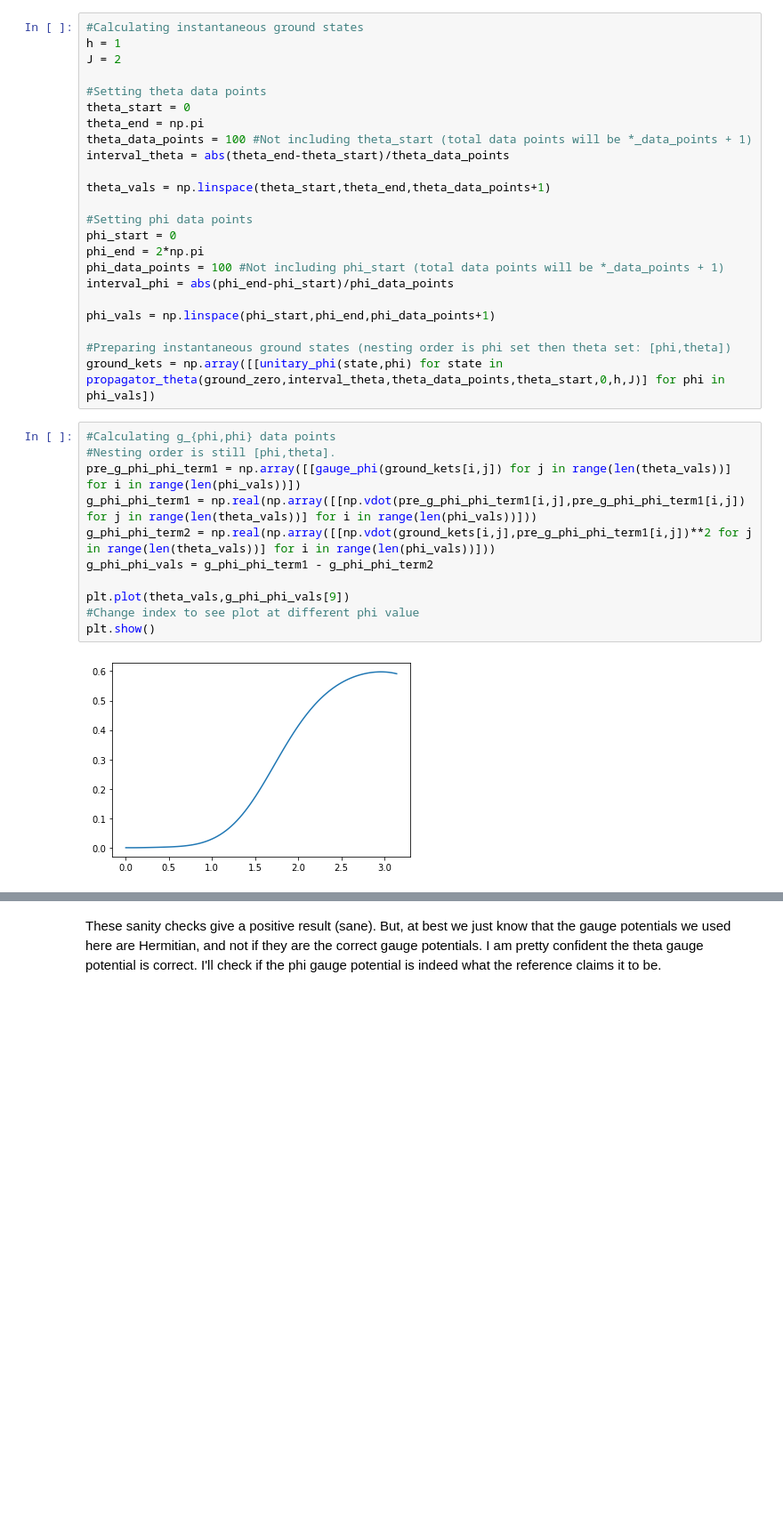
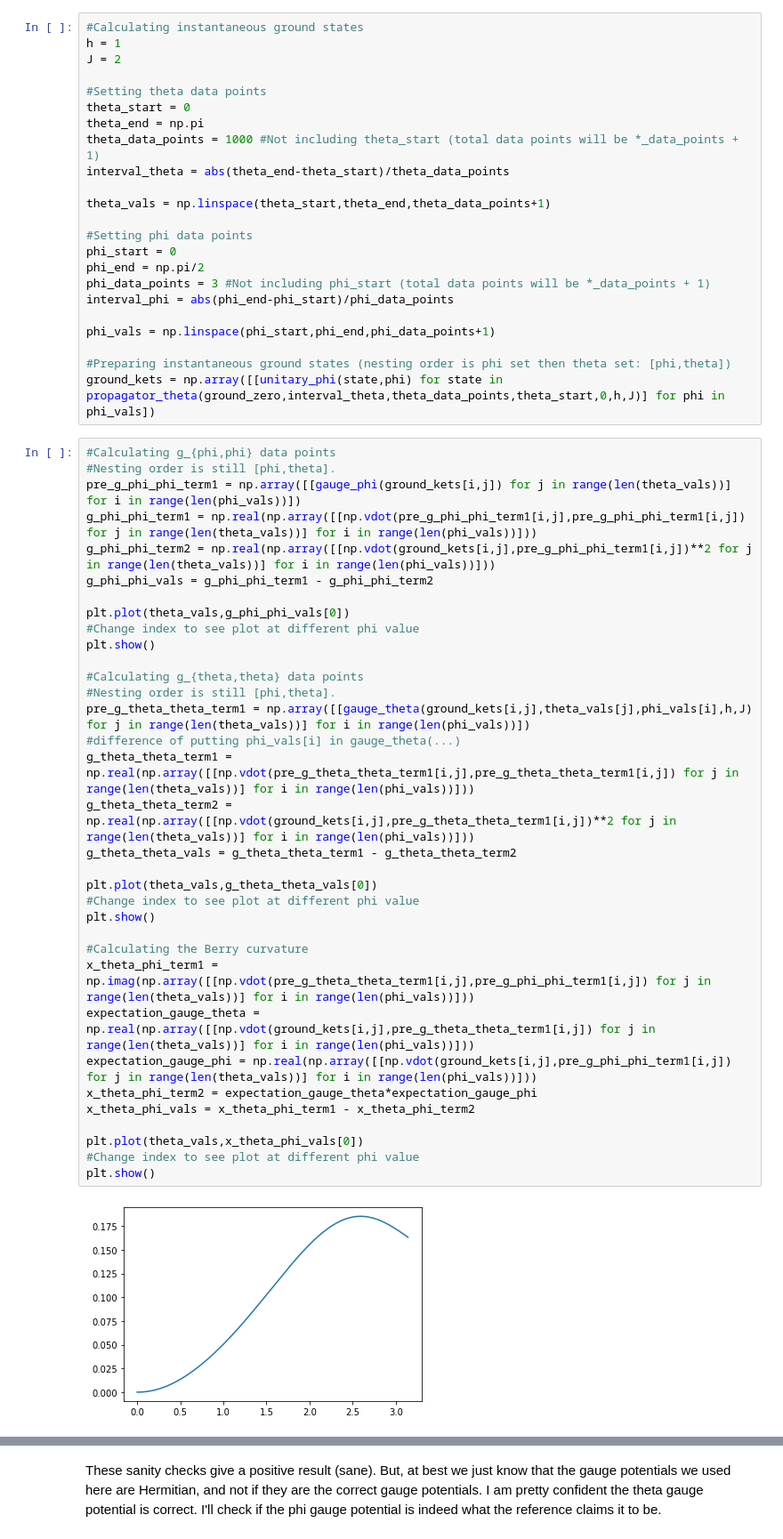
Before and after one commit to krlodeleon/fubinistudy, a Jupyter notebook: Su22_project.ipynb, the cells around one changed output, grey strips where cells are left out. Shown: that part at 89% size. Drawn from its saved outputs; the diff is of its cells as text; blank space fills up the shorter version.

```diff
--- a/Su22_project.ipynb
+++ b/Su22_project.ipynb
@@ -161,15 +173,15 @@ J = 2
 #Setting theta data points
 theta_start = 0
 theta_end = np.pi
-theta_data_points = 100 #Not including theta_start (total data points will be *_data_points + 1)
+theta_data_points = 1000 #Not including theta_start (total data points will be *_data_points + 1)
 interval_theta = abs(theta_end-theta_start)/theta_data_points
 
 theta_vals = np.linspace(theta_start,theta_end,theta_data_points+1)
 
 #Setting phi data points
 phi_start = 0
-phi_end = 2*np.pi
-phi_data_points = 100 #Not including phi_start (total data points will be *_data_points + 1)
+phi_end = np.pi/2
+phi_data_points = 3 #Not including phi_start (total data points will be *_data_points + 1)
 interval_phi = abs(phi_end-phi_start)/phi_data_points
 
 phi_vals = np.linspace(phi_start,phi_end,phi_data_points+1)
@@ -179,13 +191,36 @@ ground_kets = np.array([[unitary_phi(state,phi) for state in propagator_theta(gr
 # %%
 #Calculating g_{phi,phi} data points
 #Nesting order is still [phi,theta].
 pre_g_phi_phi_term1 = np.array([[gauge_phi(ground_kets[i,j]) for j in range(len(theta_vals))] for i in range(len(phi_vals))])
 g_phi_phi_term1 = np.real(np.array([[np.vdot(pre_g_phi_phi_term1[i,j],pre_g_phi_phi_term1[i,j]) for j in range(len(theta_vals))] for i in range(len(phi_vals))]))
 g_phi_phi_term2 = np.real(np.array([[np.vdot(ground_kets[i,j],pre_g_phi_phi_term1[i,j])**2 for j in range(len(theta_vals))] for i in range(len(phi_vals))]))
 g_phi_phi_vals = g_phi_phi_term1 - g_phi_phi_term2
 
-plt.plot(theta_vals,g_phi_phi_vals[9])
+plt.plot(theta_vals,g_phi_phi_vals[0])
 #Change index to see plot at different phi value
 plt.show()
+
+#Calculating g_{theta,theta} data points
+#Nesting order is still [phi,theta].
+pre_g_theta_theta_term1 = np.array([[gauge_theta(ground_kets[i,j],theta_vals[j],phi_vals[i],h,J) for j in range(len(theta_vals))] for i in range(len(phi_vals))])
+#difference of putting phi_vals[i] in gauge_theta(...)
+g_theta_theta_term1 = np.real(np.array([[np.vdot(pre_g_theta_theta_term1[i,j],pre_g_theta_theta_term1[i,j]) for j in range(len(theta_vals))] for i in range(len(phi_vals))]))
+g_theta_theta_term2 = np.real(np.array([[np.vdot(ground_kets[i,j],pre_g_theta_theta_term1[i,j])**2 for j in range(len(theta_vals))] for i in range(len(phi_vals))]))
+g_theta_theta_vals = g_theta_theta_term1 - g_theta_theta_term2
+
+plt.plot(theta_vals,g_theta_theta_vals[0])
+#Change index to see plot at different phi value
+plt.show()
+
+#Calculating the Berry curvature
+x_theta_phi_term1 = np.imag(np.array([[np.vdot(pre_g_theta_theta_term1[i,j],pre_g_phi_phi_term1[i,j]) for j in range(len(theta_vals))] for i in range(len(phi_vals))]))
+expectation_gauge_theta = np.real(np.array([[np.vdot(ground_kets[i,j],pre_g_theta_theta_term1[i,j]) for j in range(len(theta_vals))] for i in range(len(phi_vals))]))
+expectation_gauge_phi = np.real(np.array([[np.vdot(ground_kets[i,j],pre_g_phi_phi_term1[i,j]) for j in range(len(theta_vals))] for i in range(len(phi_vals))]))
+x_theta_phi_term2 = expectation_gauge_theta*expectation_gauge_phi
+x_theta_phi_vals = x_theta_phi_term1 - x_theta_phi_term2
+
+plt.plot(theta_vals,x_theta_phi_vals[0])
+#Change index to see plot at different phi value
+plt.show()
 # %% [output]
-[figure, old version]
+[figure, new version]
```
Also changed, not shown: parts of 19 cells of this notebook.
